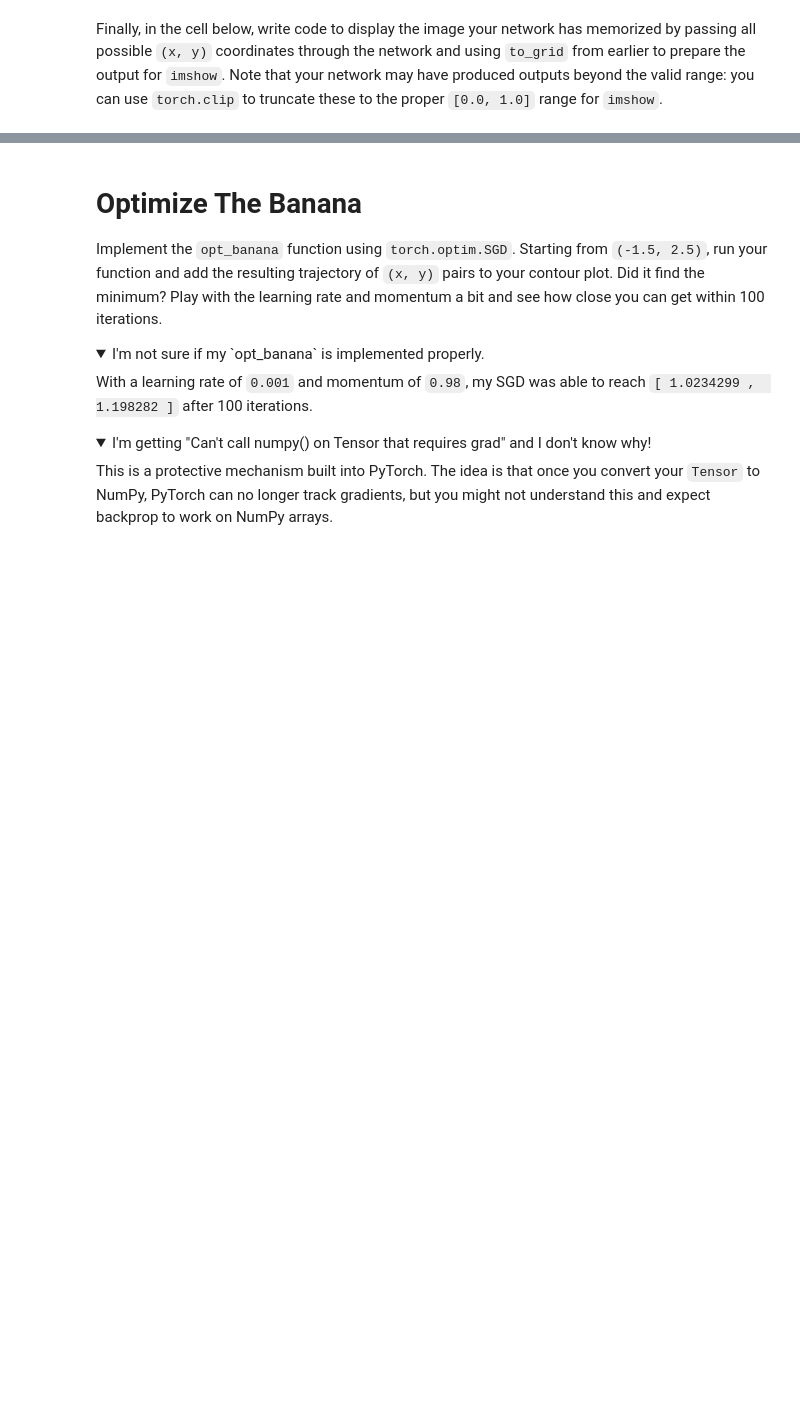
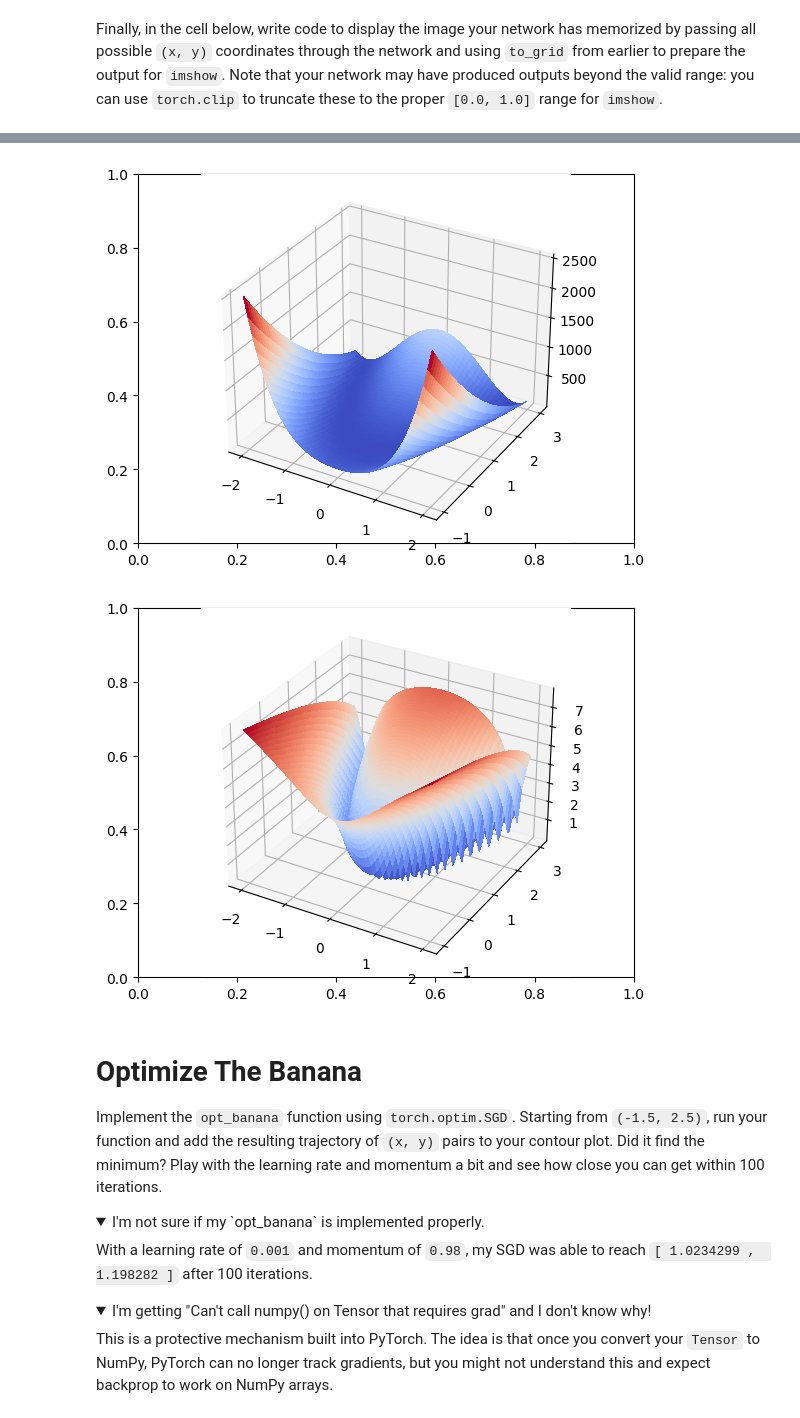
Before and after one commit to David-McSharry/MLAB, a Jupyter notebook: w1d4_part1_answers.ipynb, the cells around one changed output, grey strips where cells are left out. Saved outputs shown, nothing was run; the diff lists cells and outputs as text; code cells hidden in the pictures; folded sections open; blank space fills up the shorter version.

Commit message:
banana

```diff
--- a/w1d4_part1_answers.ipynb
+++ b/w1d4_part1_answers.ipynb
@@ -583,19 +580,35 @@ For each dimension, use `torch.linspace` to generate evenly spaced values, then
 # %%
 def rosenbrocks_banana(x: t.Tensor, y: t.Tensor, a=1, b=100) -> t.Tensor:
     return (a - x) ** 2 + b * (y - x**2) ** 2 + 1
 
+from mpl_toolkits.mplot3d import Axes3D
+from matplotlib import cm
+import matplotlib.pyplot as plt
 
 def plot_rosenbrock(xmin=-2, xmax=2, ymin=-1, ymax=3, n_points=50, log_scale=False) -> matplotlib.figure.Figure:
     """Plot the rosenbrocks_banana function over the specified domain.
 
     If log_scale is True, take the logarithm of the output before plotting.
     """
-    pass
+    x = t.linspace(xmin, xmax, n_points)
+    y = t.linspace(ymin, ymax, n_points)
+    X, Y = t.meshgrid(x, y)
+    Z = rosenbrocks_banana(X, Y)
+    if log_scale:
+        Z = t.log(Z)
+    plt.subplots()
+    ax = plt.axes(projection='3d')
+    ax.plot_surface(X, Y, Z, cmap=cm.coolwarm, linewidth=0, antialiased=False)
+    return plt.gcf()
+
 
 
 if MAIN:
     plot_rosenbrock()
     fig = plot_rosenbrock(log_scale=True)
+# %% [output]
+[figure, added]
+[figure, added]
 # %% [markdown]
 
 # Optimize The Banana
```
Also changed, not shown: parts of 6 cells of this notebook, 2 other files.
